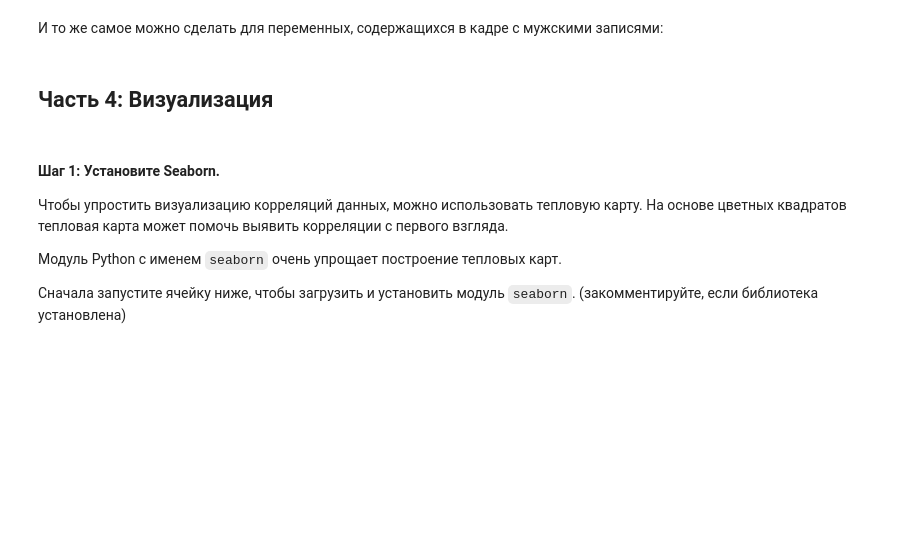
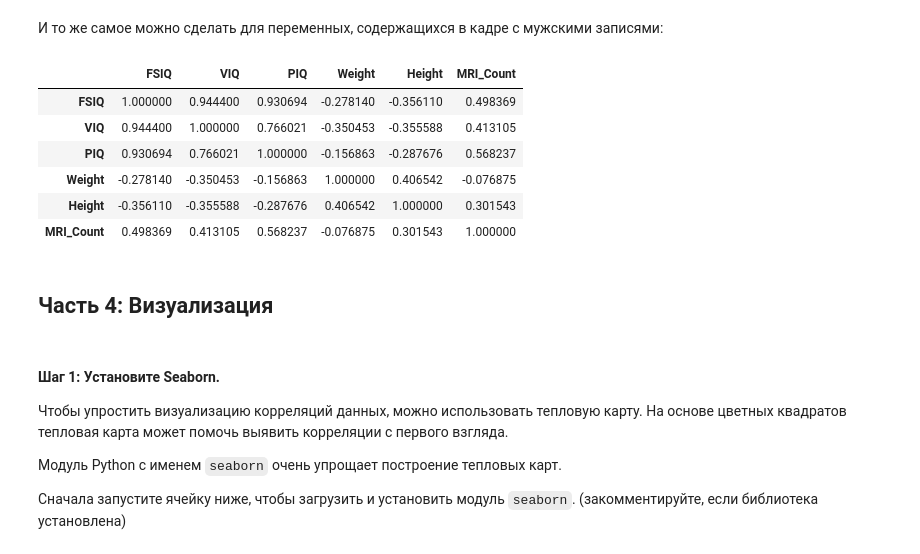
Before and after one commit to vimkill/lab2, a Jupyter notebook: correlation.ipynb, the cells around one changed output. Saved outputs shown, nothing was run; the diff lists cells and outputs as text; code cells hidden in the pictures; blank space fills up the shorter version.

```diff
--- a/correlation.ipynb
+++ b/correlation.ipynb
@@ -174,3 +188,13 @@ womenDf.?(method='pearson')
+# %%
+menDf.corr(method='pearson', numeric_only=True)
+# %% [output]
+|  | FSIQ | VIQ | PIQ | Weight | Height | MRI_Count |
+| FSIQ | 1.000000 | 0.944400 | 0.930694 | -0.278140 | -0.356110 | 0.498369 |
+| VIQ | 0.944400 | 1.000000 | 0.766021 | -0.350453 | -0.355588 | 0.413105 |
+| PIQ | 0.930694 | 0.766021 | 1.000000 | -0.156863 | -0.287676 | 0.568237 |
+| Weight | -0.278140 | -0.350453 | -0.156863 | 1.000000 | 0.406542 | -0.076875 |
+| Height | -0.356110 | -0.355588 | -0.287676 | 0.406542 | 1.000000 | 0.301543 |
+| MRI_Count | 0.498369 | 0.413105 | 0.568237 | -0.076875 | 0.301543 | 1.000000 |
 # %% [markdown]
 ## Часть 4: Визуализация
 # %% [markdown]
```
Also changed, not shown: parts of 7 cells of this notebook.
